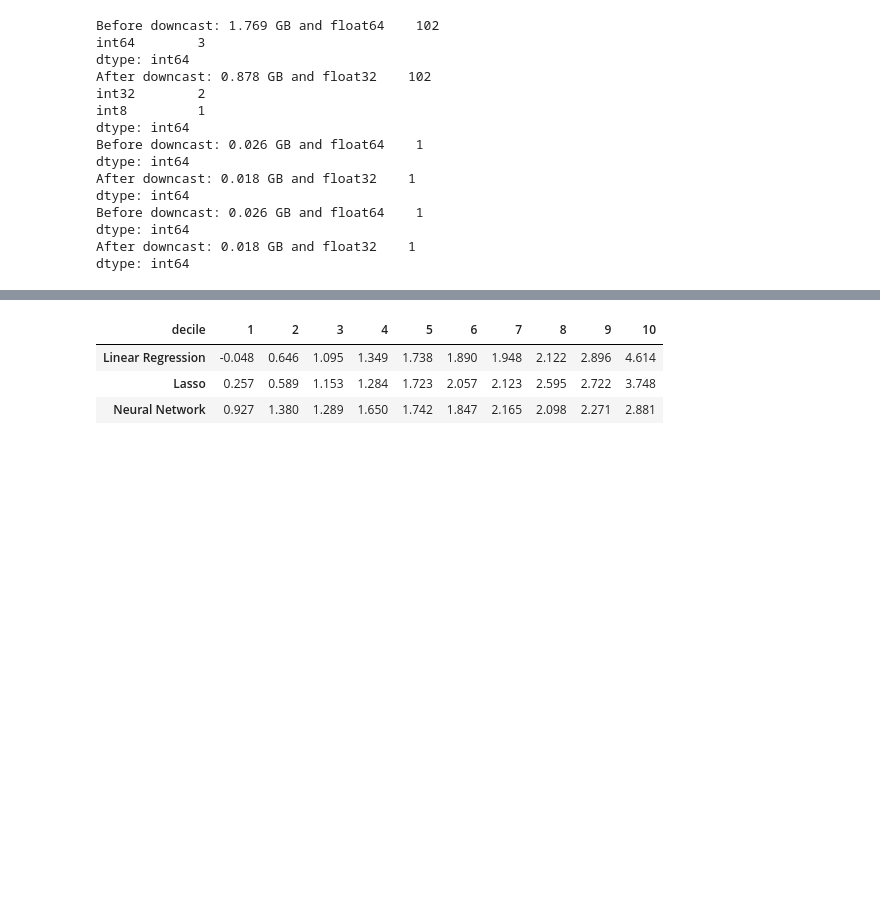
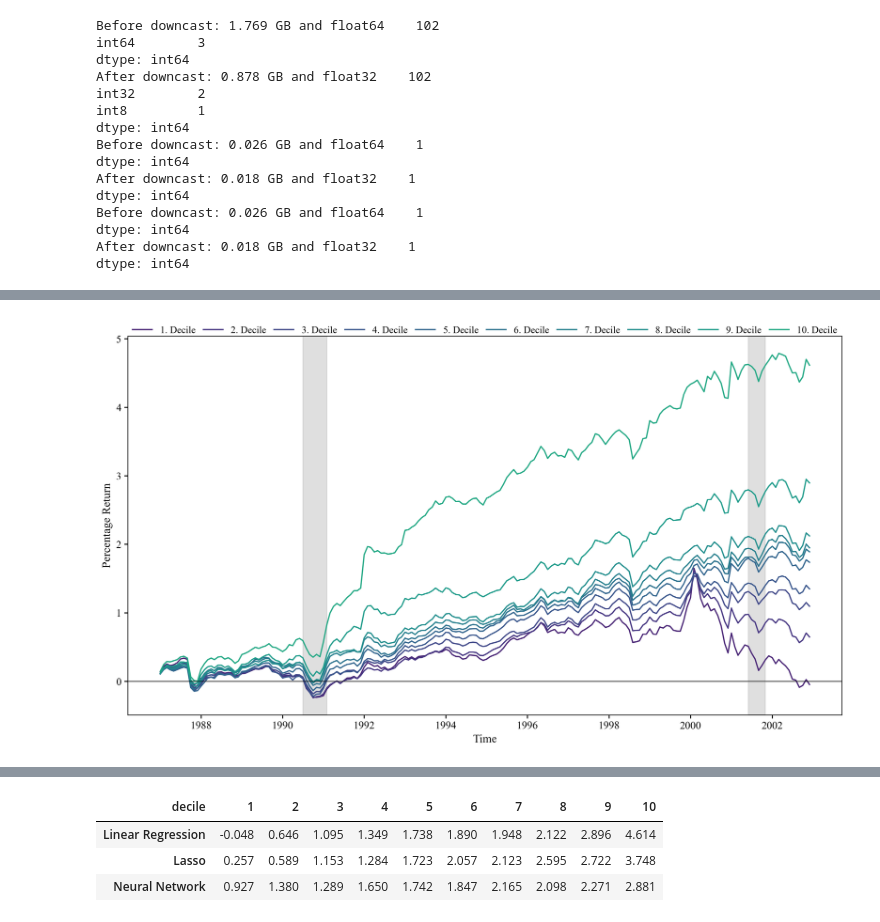
Before and after one commit to fikus44/Masters-Thesis, a Jupyter notebook: Data Processing PCA2.ipynb, the cells around one changed output, grey strips where cells are left out. Cells and saved outputs as stored; diff of their text form; code cells hidden in the pictures; blank space fills up the shorter version.

```diff
--- a/Data Processing PCA2.ipynb
+++ b/Data Processing PCA2.ipynb
@@ -57,3 +82,5 @@ Before downcast: 0.026 GB and float64    1
 dtype: int64
 After downcast: 0.018 GB and float32    1
 dtype: int64
+# %%
+training, validation, test = DP.complete_data_process(industry_code, returns, FM_data, iteration = 0)
@@ -59,0 +95,5 @@ dtype: int64
+# %%
+# Split in X and Y
+training_x, training_y = pred.XY_split(training)
+validation_x, validation_y = pred.XY_split(validation)
+test_x, test_y = pred.XY_split(test)
@@ -59,0 +134,31 @@ dtype: int64
+# %%
+# ALgorithm 3: NN
+
+# Arkitektur skal gøres uden for loopet! Skal jeg gøre NN mere avanceret? Jeg har stadig linear som de sidste lag også
+# Build NN architecture
+model = tf.keras.models.Sequential()
+model.add(Dense(units = 32, activation = 'relu', input_dim = len(training_x.columns))) # 1. Hidden layer
+model.add(BatchNormalization())
+model.add(Dense(units = 16, activation = 'relu', kernel_regularizer = regularizers.l1(10 ** (-5)))) # 2. Hidden layer
+model.add(BatchNormalization())
+model.add(Dense(units = 8, activation = 'relu', kernel_regularizer = regularizers.l1(10 ** (-5)))) # 3. Hidden layer
+model.add(BatchNormalization())
+model.add(Dense(units = 4, activation = 'relu', kernel_regularizer = regularizers.l1(10 ** (-5)))) # 4. Hidden layer
+model.add(BatchNormalization())
+model.add(Dense(units = 1, activation = 'linear', kernel_regularizer = regularizers.l1(10 ** (-5)))) # Output layer - linear fixes nonnegative predictions
+
+# Compile model
+model.compile(optimizer = 'adam', loss = 'mean_squared_error') # jeg kan også bruge huber loss ved 'huber'
+
+# Callback
+callback = tf.keras.callbacks.EarlyStopping(monitor='val_loss', patience=5)
+
+
+# Fit model
+model.fit(training_x, training_y, epochs = 50, batch_size = 500, verbose = 1, validation_data = (validation_x, validation_y), callbacks = [callback])
+
+# Compute predictions
+NN_pred = model.predict(test_x)
+
+# Appending
+NN_loss, NN_explained_var, NN_pred_actual_temp, NN_loss_annual, NN_explained_var_annual = pred.to_append(NN_pred, test_y)
@@ -185,0 +330,4 @@ pred.cumulative_ret_fig(data = NN_step_1, name = "NN_cumulative_ret", save_fig =
+# %%
+pred.cumulative_ret_fig(data = LR_step_1, name = "none", save_fig = False, hide = False)
+# %% [output]
+[figure, added]
```
Also changed, not shown: parts of 10 cells of this notebook, 1 other file.
